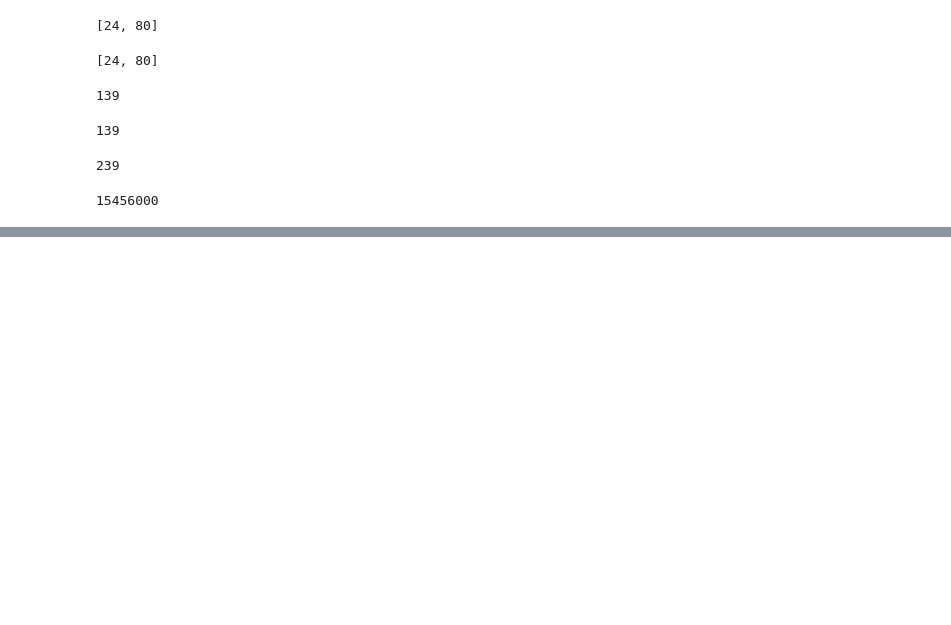
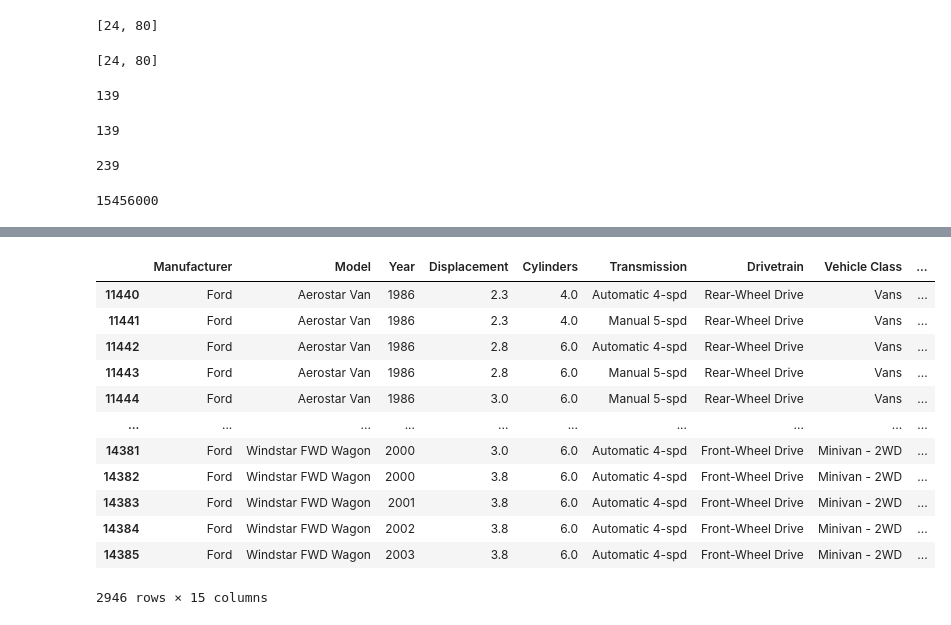
Before and after one commit to thomas-cares/data-pt-ber-08-20, a Jupyter notebook: practice/codealong.ipynb, the cells around one changed output, grey strips where cells are left out. Saved outputs shown, nothing was run; the diff lists cells and outputs as text; code cells hidden in the pictures; blank space fills up the shorter version.

```diff
--- a/practice/codealong.ipynb
+++ b/practice/codealong.ipynb
@@ -778,0 +784,4 @@ reduce(lambda x,y: x*y,mylist,10)
+# %%
+df = pd.read_csv('../Labs/module-1_labs/04_pandas/04_lab-data_cleaning/vehicles.csv')
+df.head()
+df.columns
@@ -778,0 +794,19 @@ reduce(lambda x,y: x*y,mylist,10)
+# %%
+#RENAMING COLUMNS
+#Rename column 'make' into 'manufactur'
+
+# not permanent change . just display
+df.rename(columns={'Make':'Manufacturer'})
+
+#permanent#1
+df.rename(columns={'Make':'Manufacturer'}, inplace = True )
+df.head()
+
+#permanent2
+df=df.rename(columns={'Make':'Manufacturer'})
+# %%
+#RENAME SEVERAL COLUMNS AT A TIME
+#inplace = true makes renaming it permanent
+#also asigning the dataframe will make it permanently df=
+df.rename(columns={'Make':'Manufacturer','Engine Displacement':'Displacement'}, inplace = True)
+df.head()
@@ -778,0 +822,18 @@ reduce(lambda x,y: x*y,mylist,10)
+# %%
+#FILTERING DATE: SUBSETTING
+df['Manufacturer']=='Ford' # resultat boolean
+df[df['Manufacturer']=='Ford'] #gibt mir df wo condition zutrifft
+# %% [output]
+|  | Manufacturer | Model | Year | Displacement | Cylinders | Transmission | Drivetrain | Vehicle Class | ... |
+| 11440 | Ford | Aerostar Van | 1986 | 2.3 | 4.0 | Automatic 4-spd | Rear-Wheel Drive | Vans | ... |
+| 11441 | Ford | Aerostar Van | 1986 | 2.3 | 4.0 | Manual 5-spd | Rear-Wheel Drive | Vans | ... |
+| 11442 | Ford | Aerostar Van | 1986 | 2.8 | 6.0 | Automatic 4-spd | Rear-Wheel Drive | Vans | ... |
+| 11443 | Ford | Aerostar Van | 1986 | 2.8 | 6.0 | Manual 5-spd | Rear-Wheel Drive | Vans | ... |
+| 11444 | Ford | Aerostar Van | 1986 | 3.0 | 6.0 | Manual 5-spd | Rear-Wheel Drive | Vans | ... |
+| ... | ... | ... | ... | ... | ... | ... | ... | ... | ... |
+| 14381 | Ford | Windstar FWD Wagon | 2000 | 3.0 | 6.0 | Automatic 4-spd | Front-Wheel Drive | Minivan - 2WD | ... |
+| 14382 | Ford | Windstar FWD Wagon | 2000 | 3.8 | 6.0 | Automatic 4-spd | Front-Wheel Drive | Minivan - 2WD | ... |
+| 14383 | Ford | Windstar FWD Wagon | 2001 | 3.8 | 6.0 | Automatic 4-spd | Front-Wheel Drive | Minivan - 2WD | ... |
+| 14384 | Ford | Windstar FWD Wagon | 2002 | 3.8 | 6.0 | Automatic 4-spd | Front-Wheel Drive | Minivan - 2WD | ... |
+| 14385 | Ford | Windstar FWD Wagon | 2003 | 3.8 | 6.0 | Automatic 4-spd | Front-Wheel Drive | Minivan - 2WD | ... |
+2946 rows × 15 columns
```
Also changed, not shown: parts of 28 cells of this notebook, 7 other files.
